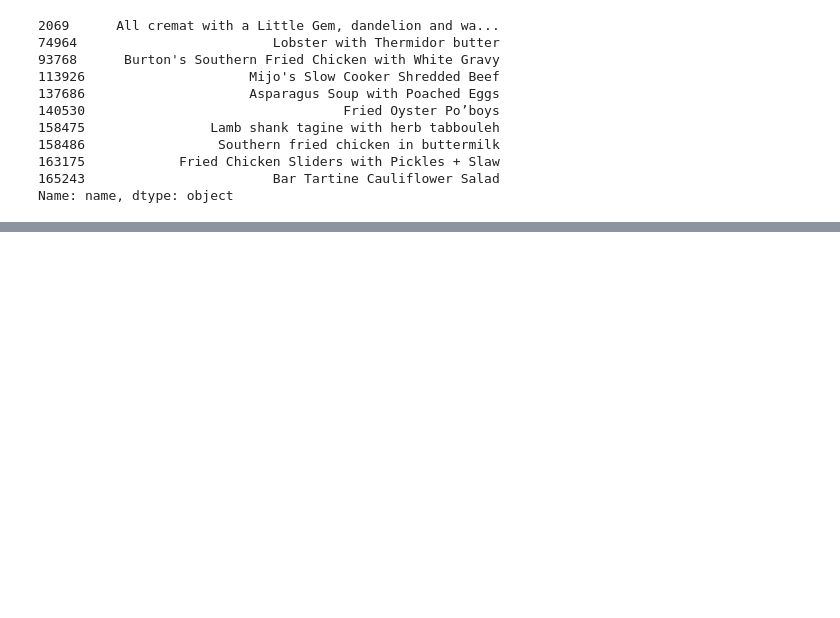
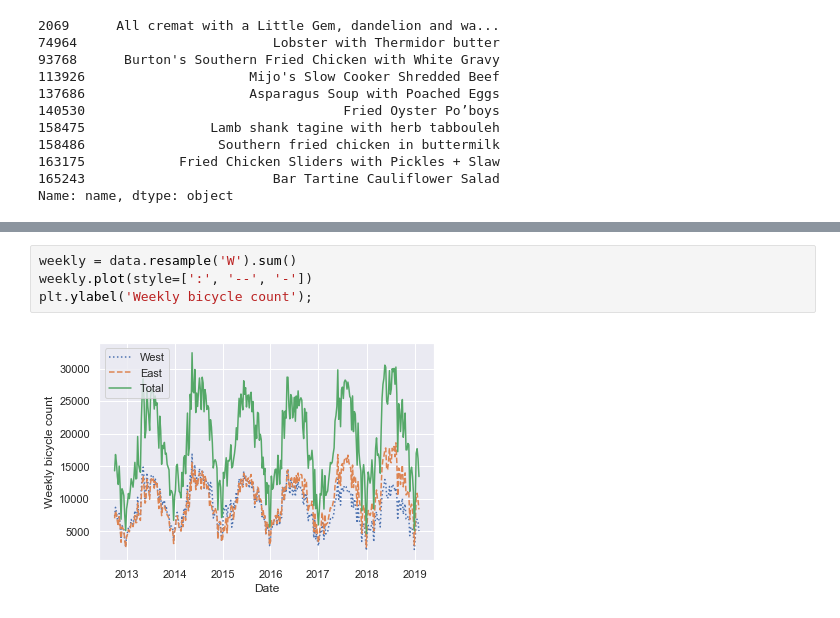
Before and after one commit to Lay4U/ROTS_StepByStep, a Jupyter notebook: Python_Data_Science_Handbook/Chapter3.ipynb, the cells around one changed output, grey strips where cells are left out. Saved outputs shown, nothing was run; the diff lists cells and outputs as text; blank space fills up the shorter version.

```diff
--- a/Python_Data_Science_Handbook/Chapter3.ipynb
+++ b/Python_Data_Science_Handbook/Chapter3.ipynb
@@ -2560,0 +2731,6 @@ Name: name, dtype: object
+# %%
+weekly = data.resample('W').sum()
+weekly.plot(style=[':', '--', '-'])
+plt.ylabel('Weekly bicycle count');
+# %% [output]
+[figure, added]
```
Also changed, not shown: parts of 84 cells of this notebook, 8 other files.
